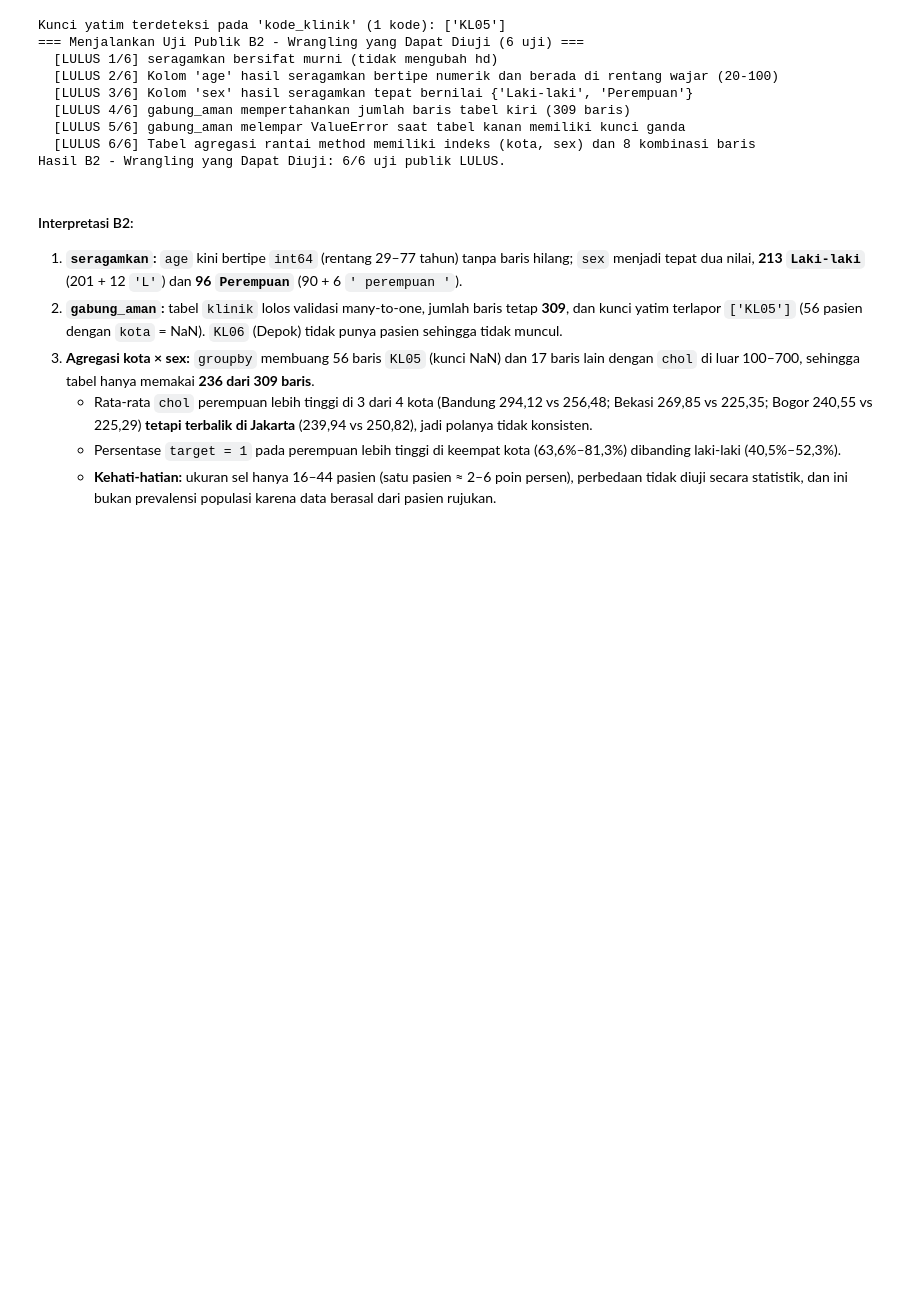
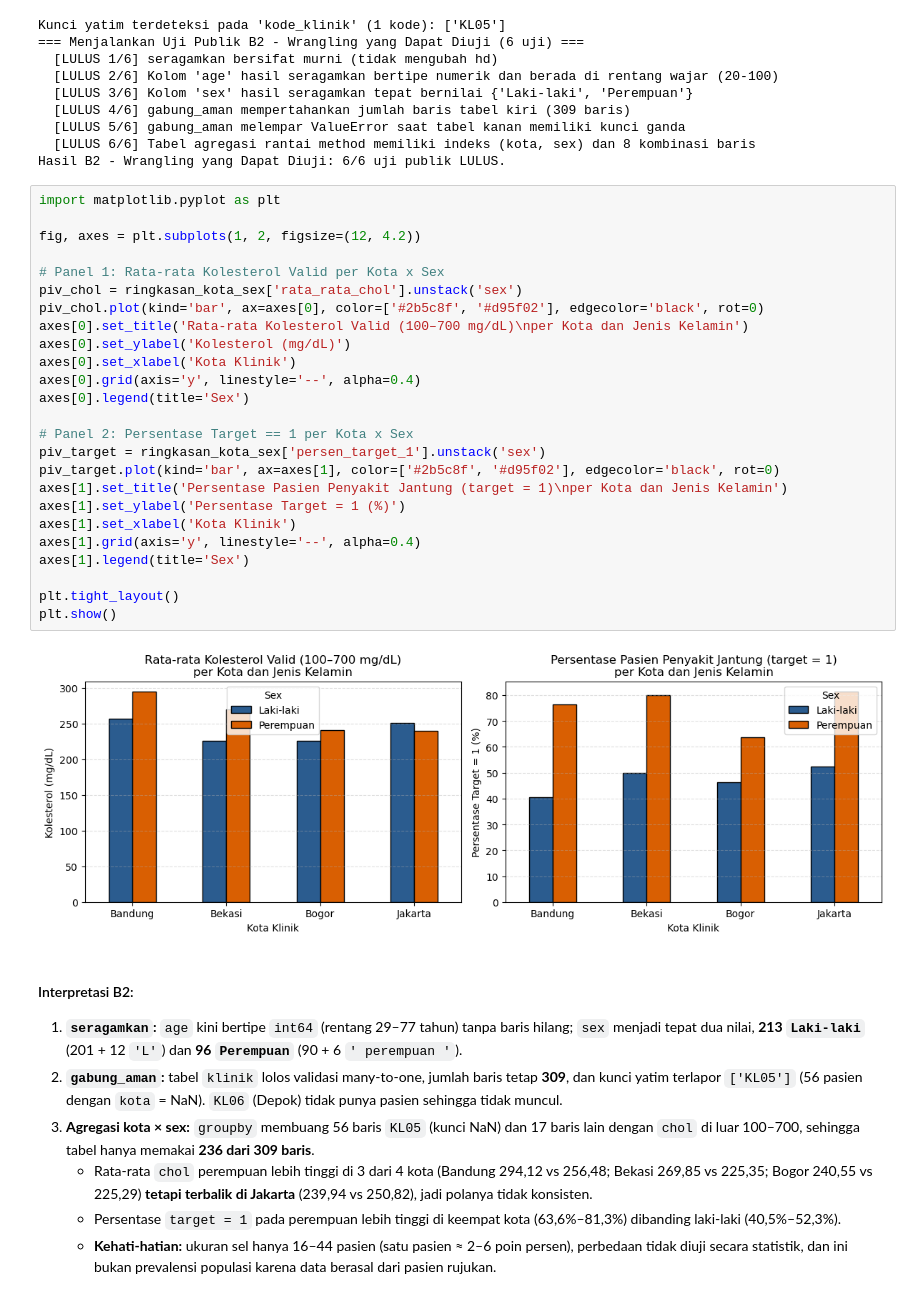
Before and after one commit to YanDraa/HeartDeases, a Jupyter notebook: UTS_DS2313_52250059.ipynb, the cells around one changed output. Drawn from its saved outputs; the diff is of its cells as text; blank space fills up the shorter version.

```diff
--- a/UTS_DS2313_52250059.ipynb
+++ b/UTS_DS2313_52250059.ipynb
@@ -985,6 +985,33 @@ Kunci yatim terdeteksi pada 'kode_klinik' (1 kode): ['KL05']
   [LULUS 5/6] gabung_aman melempar ValueError saat tabel kanan memiliki kunci ganda
   [LULUS 6/6] Tabel agregasi rantai method memiliki indeks (kota, sex) dan 8 kombinasi baris
 Hasil B2 - Wrangling yang Dapat Diuji: 6/6 uji publik LULUS.
+# %%
+import matplotlib.pyplot as plt
+
+fig, axes = plt.subplots(1, 2, figsize=(12, 4.2))
+
+# Panel 1: Rata-rata Kolesterol Valid per Kota x Sex
+piv_chol = ringkasan_kota_sex['rata_rata_chol'].unstack('sex')
+piv_chol.plot(kind='bar', ax=axes[0], color=['#2b5c8f', '#d95f02'], edgecolor='black', rot=0)
+axes[0].set_title('Rata-rata Kolesterol Valid (100–700 mg/dL)\nper Kota dan Jenis Kelamin')
+axes[0].set_ylabel('Kolesterol (mg/dL)')
+axes[0].set_xlabel('Kota Klinik')
+axes[0].grid(axis='y', linestyle='--', alpha=0.4)
+axes[0].legend(title='Sex')
+
+# Panel 2: Persentase Target == 1 per Kota x Sex
+piv_target = ringkasan_kota_sex['persen_target_1'].unstack('sex')
+piv_target.plot(kind='bar', ax=axes[1], color=['#2b5c8f', '#d95f02'], edgecolor='black', rot=0)
+axes[1].set_title('Persentase Pasien Penyakit Jantung (target = 1)\nper Kota dan Jenis Kelamin')
+axes[1].set_ylabel('Persentase Target = 1 (%)')
+axes[1].set_xlabel('Kota Klinik')
+axes[1].grid(axis='y', linestyle='--', alpha=0.4)
+axes[1].legend(title='Sex')
+
+plt.tight_layout()
+plt.show()
+# %% [output]
+[figure, added]
 # %% [markdown]
 #### Interpretasi B2:
 1. **`seragamkan`:** `age` kini bertipe `int64` (rentang 29–77 tahun) tanpa baris hilang; `sex` menjadi tepat dua nilai, **213 `Laki-laki`** (201 + 12 `'L'`) dan **96 `Perempuan`** (90 + 6 `' perempuan '`).
```
Also changed, not shown: parts of 11 cells of this notebook.
